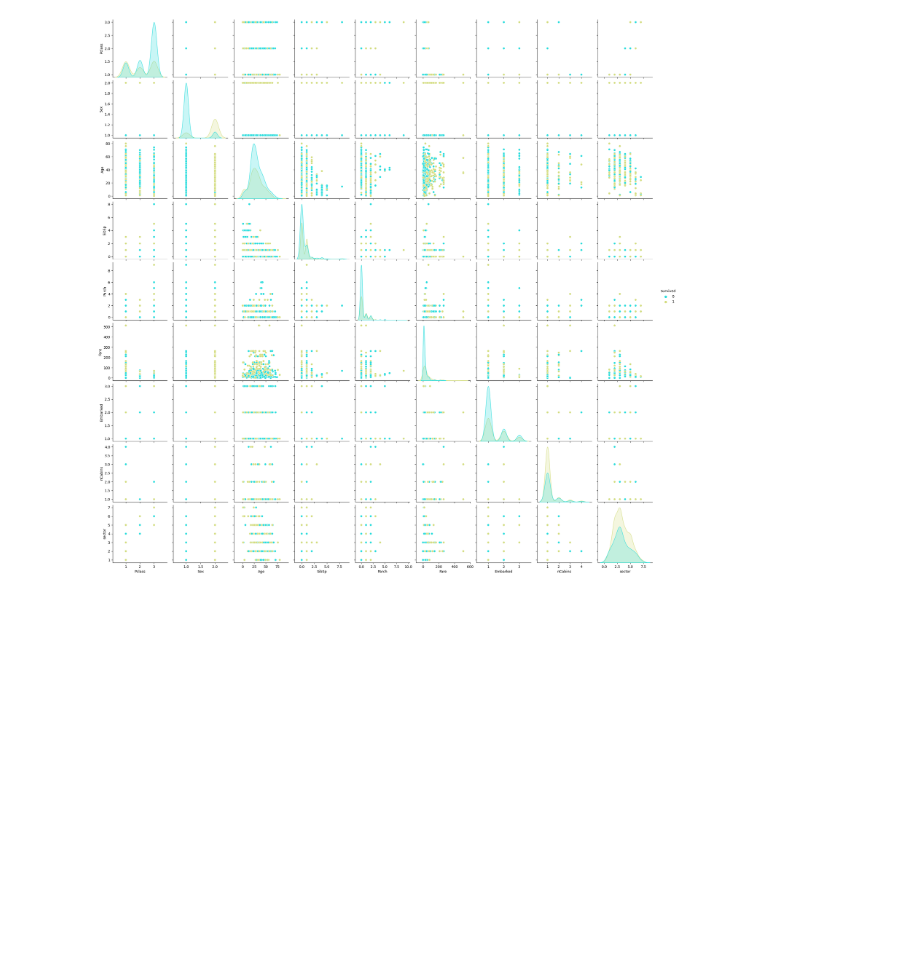
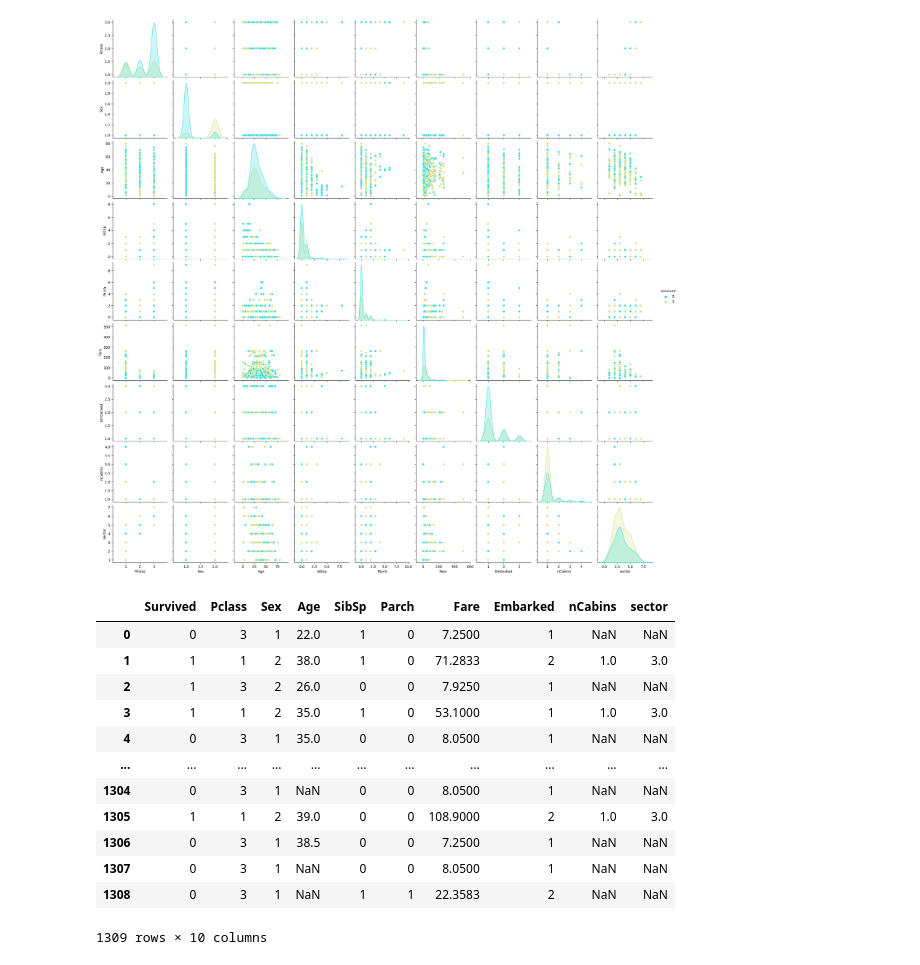
Before and after one commit to karrabi/titanic-project, a Jupyter notebook: project_titanic.ipynb, the cells around one changed output. Drawn from its saved outputs; the diff is of its cells as text; code cells hidden in the pictures; blank space fills up the shorter version.

```diff
--- a/project_titanic.ipynb
+++ b/project_titanic.ipynb
@@ -1113,3 +1113,19 @@ sns.pairplot(df, hue='Survived', palette='rainbow')
 # %% [output]
 <seaborn.axisgrid.PairGrid at 0x...>
 [figure]
+# %%
+df
+# %% [output]
+|  | Survived | Pclass | Sex | Age | SibSp | Parch | Fare | Embarked | nCabins | sector |
+| 0 | 0 | 3 | 1 | 22.0 | 1 | 0 | 7.2500 | 1 | NaN | NaN |
+| 1 | 1 | 1 | 2 | 38.0 | 1 | 0 | 71.2833 | 2 | 1.0 | 3.0 |
+| 2 | 1 | 3 | 2 | 26.0 | 0 | 0 | 7.9250 | 1 | NaN | NaN |
+| 3 | 1 | 1 | 2 | 35.0 | 1 | 0 | 53.1000 | 1 | 1.0 | 3.0 |
+| 4 | 0 | 3 | 1 | 35.0 | 0 | 0 | 8.0500 | 1 | NaN | NaN |
+| ... | ... | ... | ... | ... | ... | ... | ... | ... | ... | ... |
+| 1304 | 0 | 3 | 1 | NaN | 0 | 0 | 8.0500 | 1 | NaN | NaN |
+| 1305 | 1 | 1 | 2 | 39.0 | 0 | 0 | 108.9000 | 2 | 1.0 | 3.0 |
+| 1306 | 0 | 3 | 1 | 38.5 | 0 | 0 | 7.2500 | 1 | NaN | NaN |
+| 1307 | 0 | 3 | 1 | NaN | 0 | 0 | 8.0500 | 1 | NaN | NaN |
+| 1308 | 0 | 3 | 1 | NaN | 1 | 1 | 22.3583 | 2 | NaN | NaN |
+1309 rows × 10 columns
```
Also changed, not shown: parts of 4 cells of this notebook.
